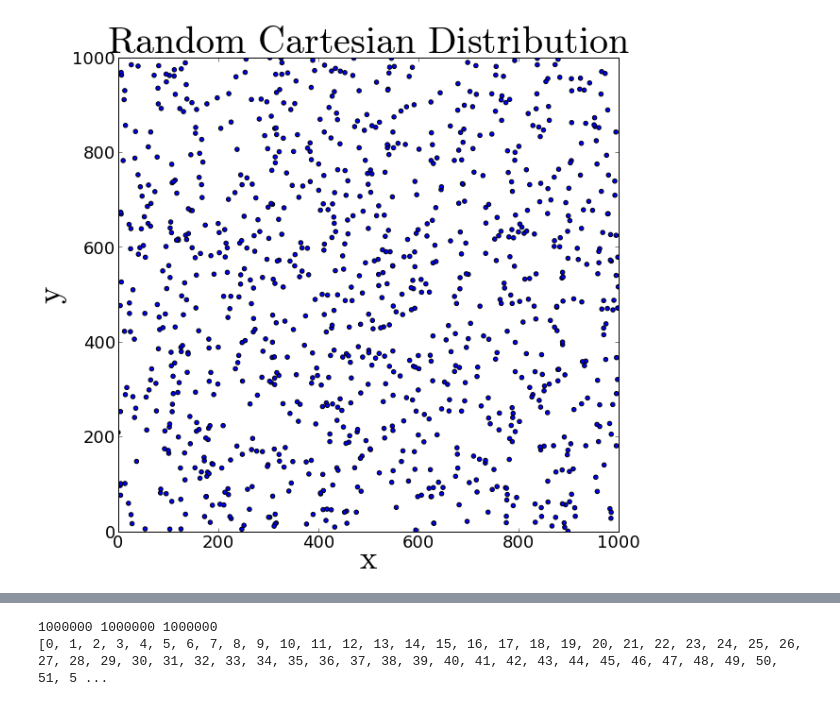
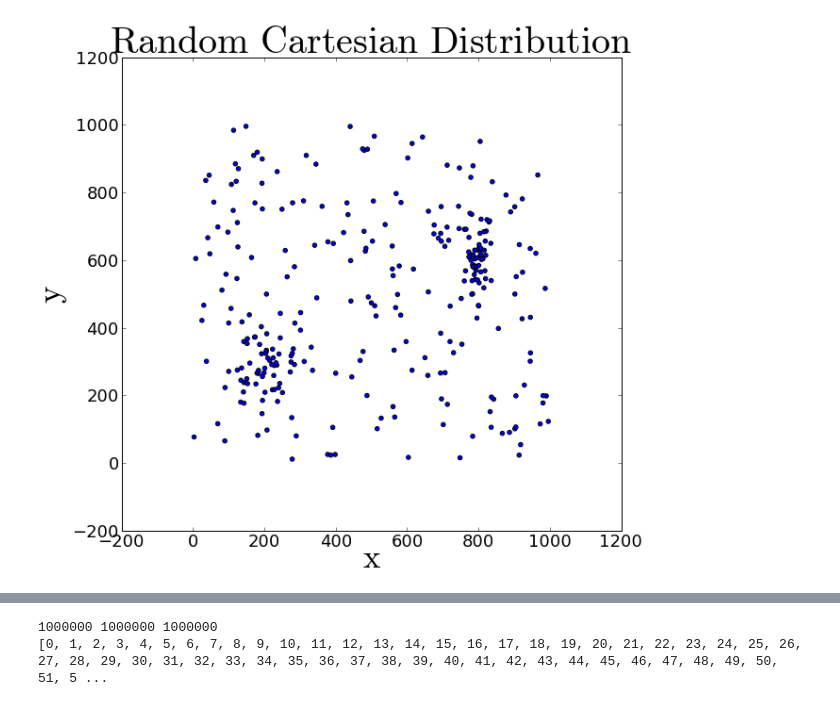
Before and after one commit to jngaravitoc/Bayesian_Homeworks, a Jupyter notebook: Bayesian_Code_Analytic_Solution.ipynb, the cells around one changed output, grey strips where cells are left out. Saved outputs shown, nothing was run; the diff lists cells and outputs as text; code cells hidden in the pictures.

```diff
--- a/Bayesian_Code_Analytic_Solution.ipynb
+++ b/Bayesian_Code_Analytic_Solution.ipynb
@@ -9,22 +11,26 @@ from random import *
 # %%
 def Init_Distribution(nx, ny):
     global X
     global Y
-    X = np.random.random(1000)*nx
-    Y = np.random.random(1000)*ny
+    X = np.random.random(200)*nx
+    Y = np.random.random(200)*ny
+    X = np.append(X, np.random.normal(loc=800, scale = 20, size = 50))
+    Y = np.append(Y, np.random.normal(loc=600, scale = 50, size = 50))
+    X = np.append(X, np.random.normal(loc= 200, scale = 50, size = 50))
+    Y = np.append(Y, np.random.normal(loc= 300, scale = 50, size = 50))
     figure(num=None, figsize=(9.5,9))
     xlabel('$\mathrm{x}$', fontsize = 35)
     ylabel('$\mathrm{y}$', fontsize = 35)
     title('$\mathrm{Random}$ $\mathrm{Cartesian}$ $\mathrm{Distribution}$ ', fontsize = 40)
     tick_params(axis='both', which='major', labelsize=18)
     scatter(X, Y)
-    ylim([0, ny])
-    xlim([0, nx])
+    #ylim([0, ny])
+    #xlim([0, nx])
     savefig('RandomCartesianDistribution.png')
 
 Init_Distribution(1000, 1000)
 # %% [output]
-[figure, old version]
+[figure, new version]
 # %%
 def Init_Distribution_Polar(nR):
     global R
```
Also changed, not shown: parts of 6 cells of this notebook, 1 other file.
